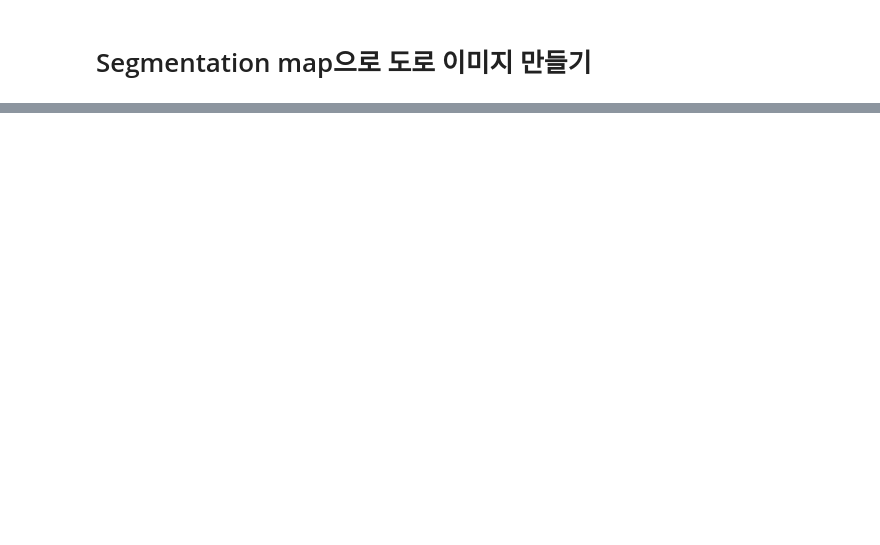
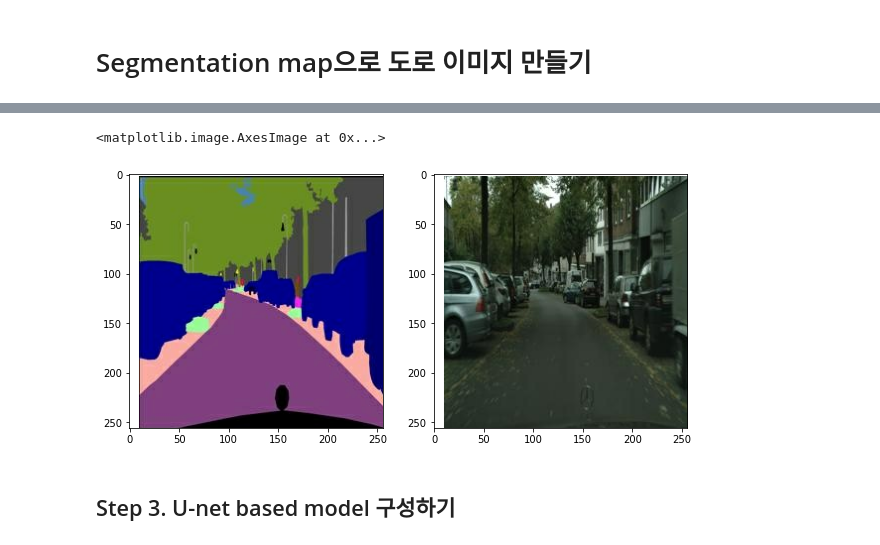
Before and after one commit to soy53/AIFFEL, a Jupyter notebook: Exploration/[E-16]cGAN.ipynb, the cells around one changed output, grey strips where cells are left out. Cells and saved outputs as stored; diff of their text form; code cells hidden in the pictures; blank space fills up the shorter version.

```diff
--- a/Exploration/[E-16]cGAN.ipynb
+++ b/Exploration/[E-16]cGAN.ipynb
@@ -2,0 +111,22 @@
+# %%
+# 전체 적용
+def get_train(img_path):
+    seg, colored = load_img(img_path)
+    seg, colored = apply_augmentation(seg, colored)
+    return seg, colored
+
+train_images = data.Dataset.list_files(data_path + "*.jpg")
+train_images = train_images.map(get_train).shuffle(100).batch(4)
+
+sample = train_images.take(1)
+sample = list(sample.as_numpy_iterator())
+seg, colored = (sample[0][0]+1)*127.5, (sample[0][1]+1)*127.5
+
+plt.figure(figsize=(10,5))
+plt.subplot(1,2,1); plt.imshow(seg[0].astype(np.uint8))
+plt.subplot(1,2,2); plt.imshow(colored[0].astype(np.uint8))
+# %% [output]
+<matplotlib.image.AxesImage at 0x...>
+[figure, added]
+# %% [markdown]
+## Step 3. U-net based model 구성하기
```
Also changed, not shown: parts of 28 cells of this notebook.
